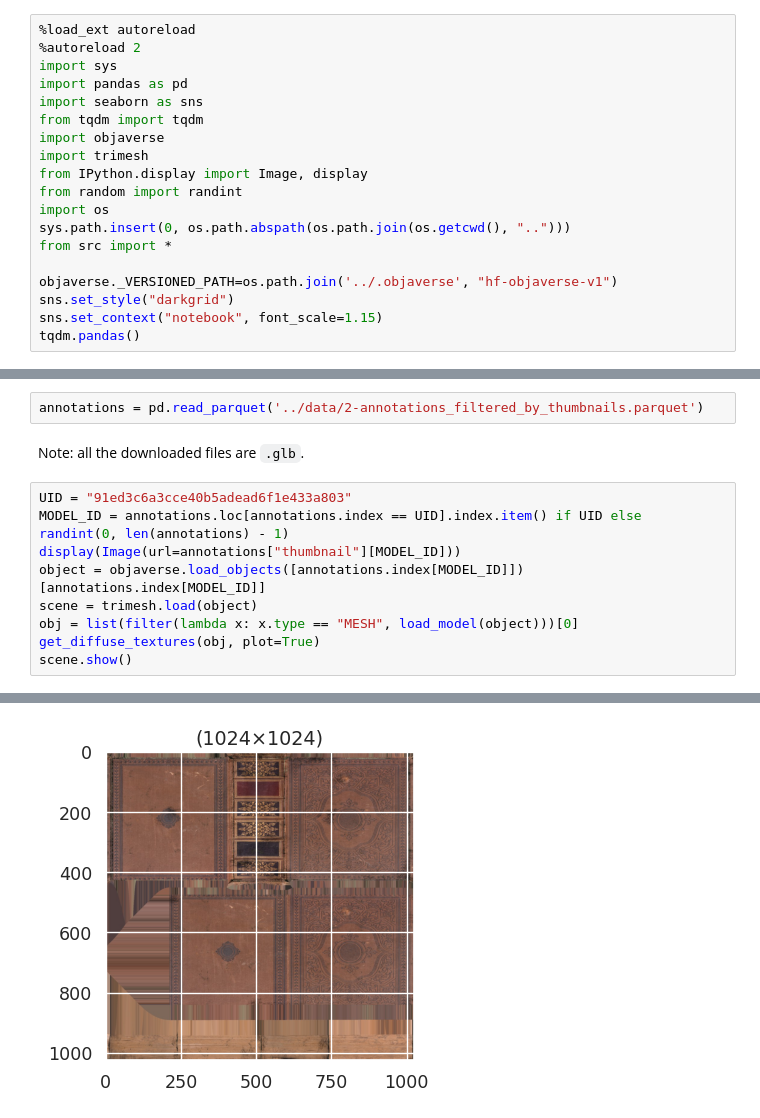
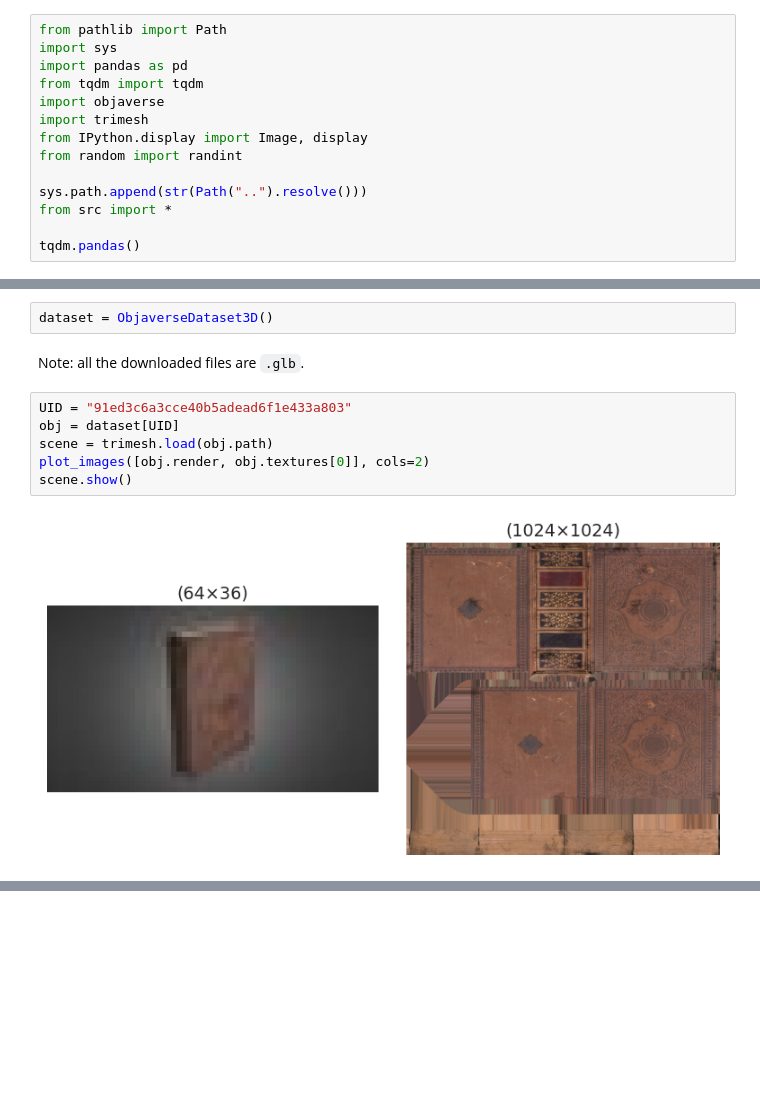
Before and after one commit to MrPio/Texture-Anything, a Jupyter notebook: 1-annotations_filtering/1.4-Model_Visualizer.ipynb, the cells around one changed output, grey strips where cells are left out. Cells and saved outputs as stored; diff of their text form; blank space fills up the shorter version.

Commit message:
Refactor old notebooks in light of src evolution

```diff
--- a/1-annotations_filtering/1.4-Model_Visualizer.ipynb
+++ b/1-annotations_filtering/1.4-Model_Visualizer.ipynb
@@ -1,39 +1,31 @@
 # %%
-%load_ext autoreload
-%autoreload 2
+from pathlib import Path
 import sys
 import pandas as pd
-import seaborn as sns
 from tqdm import tqdm
 import objaverse
 import trimesh
 from IPython.display import Image, display
 from random import randint
-import os
-sys.path.insert(0, os.path.abspath(os.path.join(os.getcwd(), "..")))
+
+sys.path.append(str(Path("..").resolve()))
 from src import *
 
-objaverse._VERSIONED_PATH=os.path.join('../.objaverse', "hf-objaverse-v1")
-sns.set_style("darkgrid")
-sns.set_context("notebook", font_scale=1.15)
 tqdm.pandas()
 # %% [markdown]
 # Visualize a 3D object from the dataset
 ##### ℹ️ This notebook requires `data/2-annotations_filtered_by_thumbnails.parquet` and doesn't output anything
 This notebook downloads and visualize the samples. Both the thumbnail and an interactive 3D visualizer are used.
 # %%
-annotations = pd.read_parquet('../data/2-annotations_filtered_by_thumbnails.parquet')
+dataset = ObjaverseDataset3D()
 # %% [markdown]
 Note: all the downloaded files are `.glb`.
 # %%
 UID = "91ed3c6a3cce40b5adead6f1e433a803"
-MODEL_ID = annotations.loc[annotations.index == UID].index.item() if UID else randint(0, len(annotations) - 1)
-display(Image(url=annotations["thumbnail"][MODEL_ID]))
-object = objaverse.load_objects([annotations.index[MODEL_ID]])[annotations.index[MODEL_ID]]
-scene = trimesh.load(object)
-obj = list(filter(lambda x: x.type == "MESH", load_model(object)))[0]
-get_diffuse_textures(obj, plot=True)
+obj = dataset[UID]
+scene = trimesh.load(obj.path)
+plot_images([obj.render, obj.textures[0]], cols=2)
 scene.show()
 # %% [output]
+[figure, new version]
 [interactive output not drawn]
-[figure, old version]
```
Also changed, not shown: parts of 1 cell of this notebook, 4 other files.
